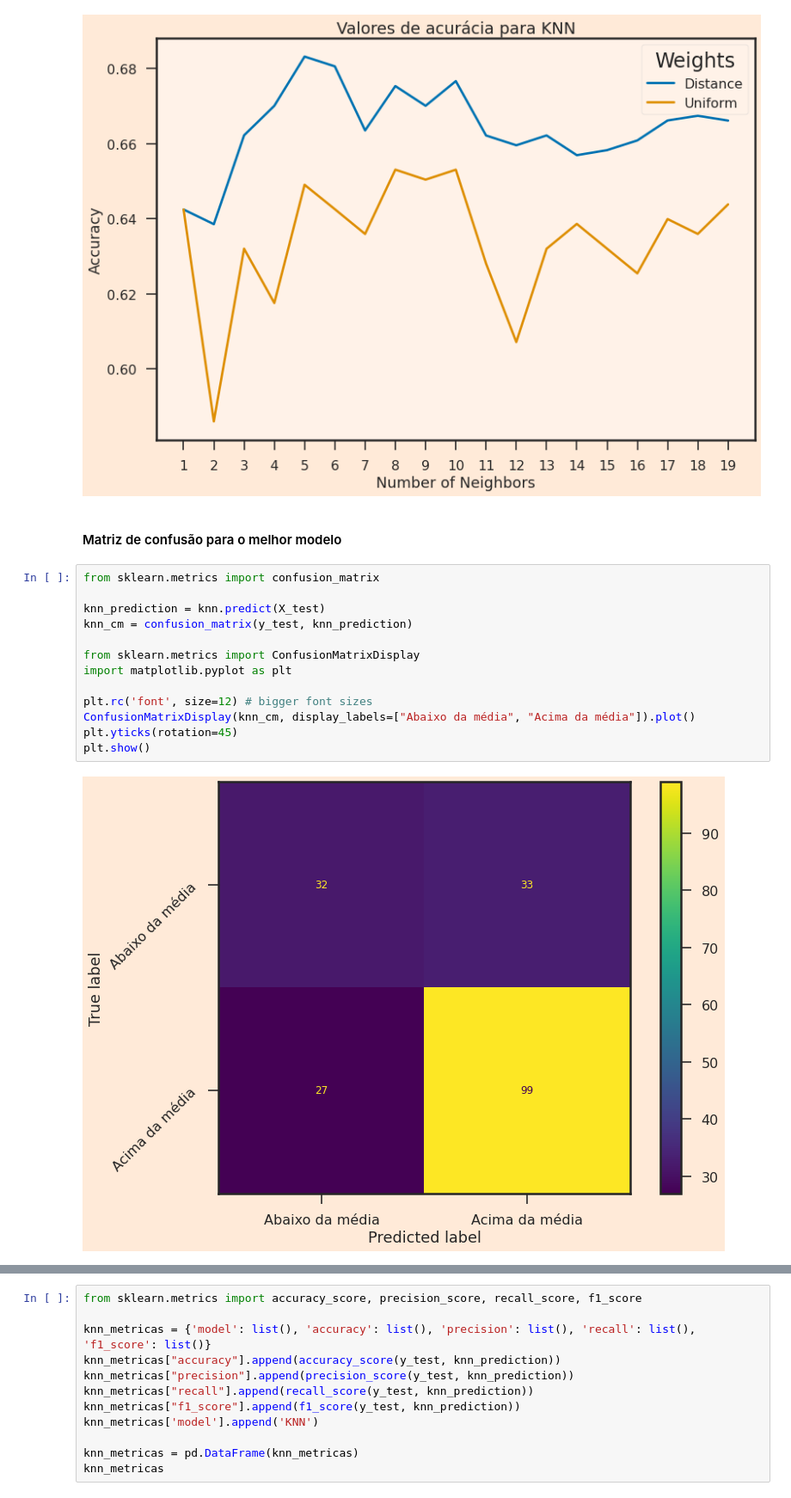
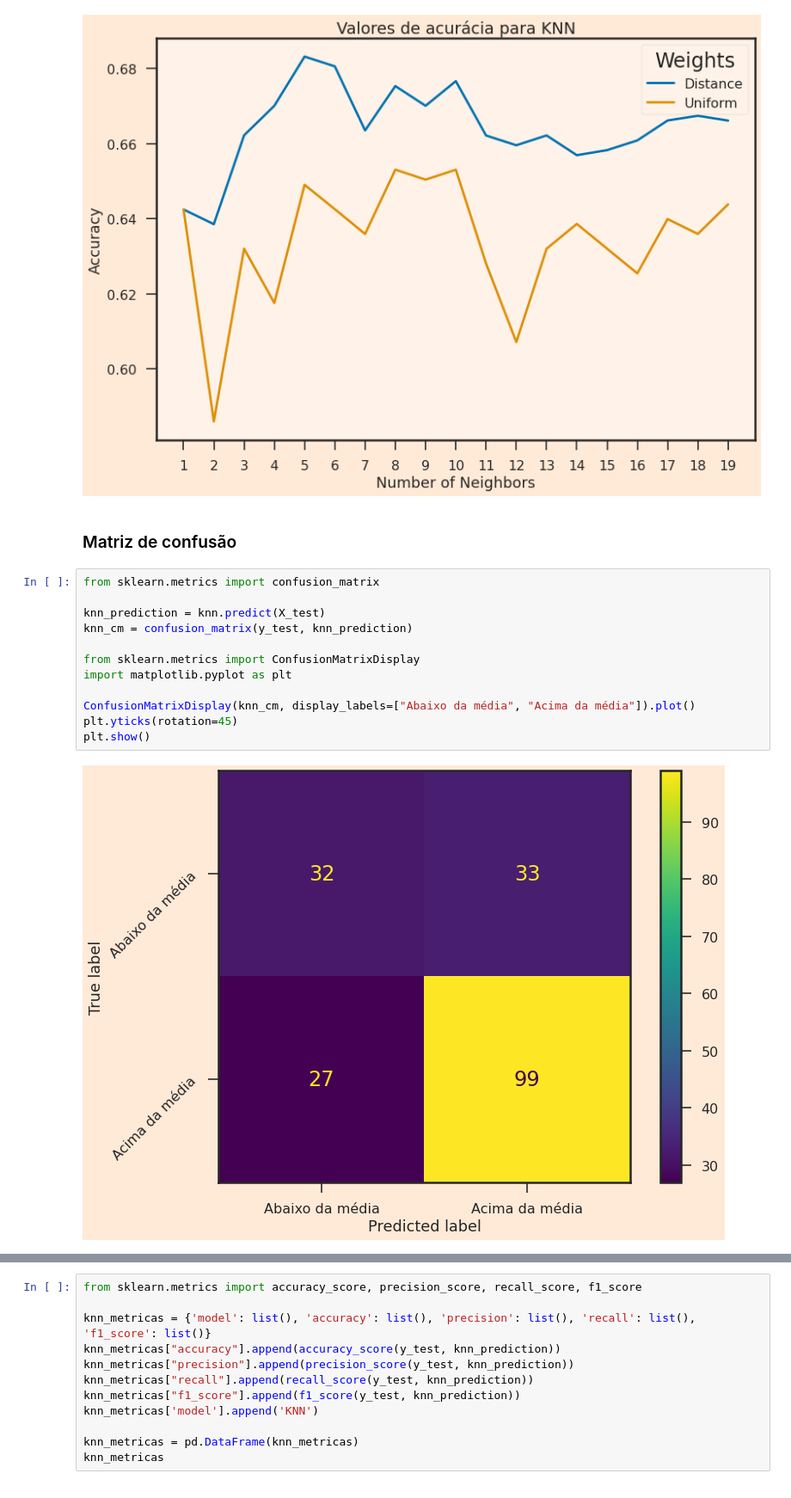
Before and after one commit to JonasBrother97/jeff_final, a Jupyter notebook: FINAL.ipynb, the cells around one changed output, grey strips where cells are left out. Shown at 86% size. Drawn from its saved outputs; the diff is of its cells as text.

```diff
--- a/FINAL.ipynb
+++ b/FINAL.ipynb
@@ -315,20 +313,19 @@ plt.show()
 # %% [output]
 [figure]
 # %% [markdown]
-#### Matriz de confusão para o melhor modelo
+### Matriz de confusão
 # %%
 from sklearn.metrics import confusion_matrix
 
 knn_prediction = knn.predict(X_test)
 knn_cm = confusion_matrix(y_test, knn_prediction)
 
 from sklearn.metrics import ConfusionMatrixDisplay
 import matplotlib.pyplot as plt
 
-plt.rc('font', size=12) # bigger font sizes
 ConfusionMatrixDisplay(knn_cm, display_labels=["Abaixo da média", "Acima da média"]).plot()
 plt.yticks(rotation=45)
 plt.show()
 # %% [output]
-[figure, old version]
+[figure, new version]
 # %% [markdown]
```
Also changed, not shown: parts of 48 cells of this notebook, 4 other files.
